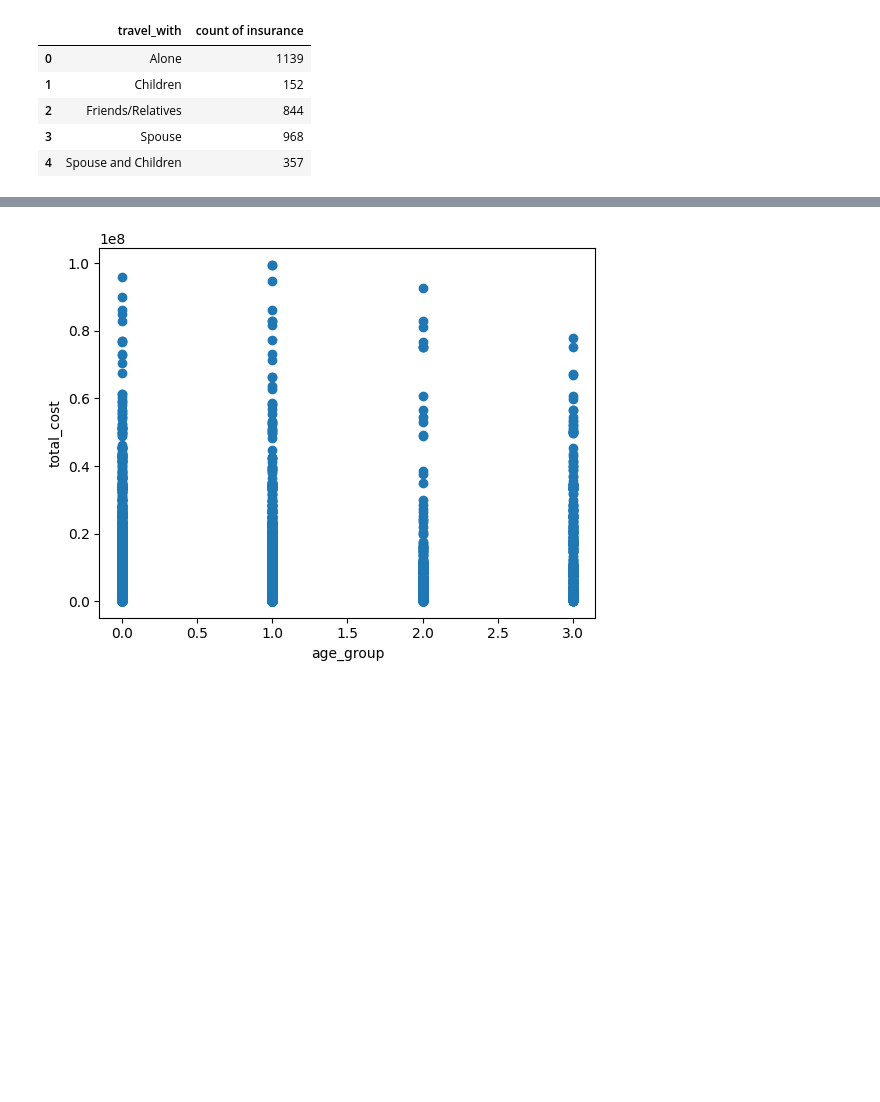
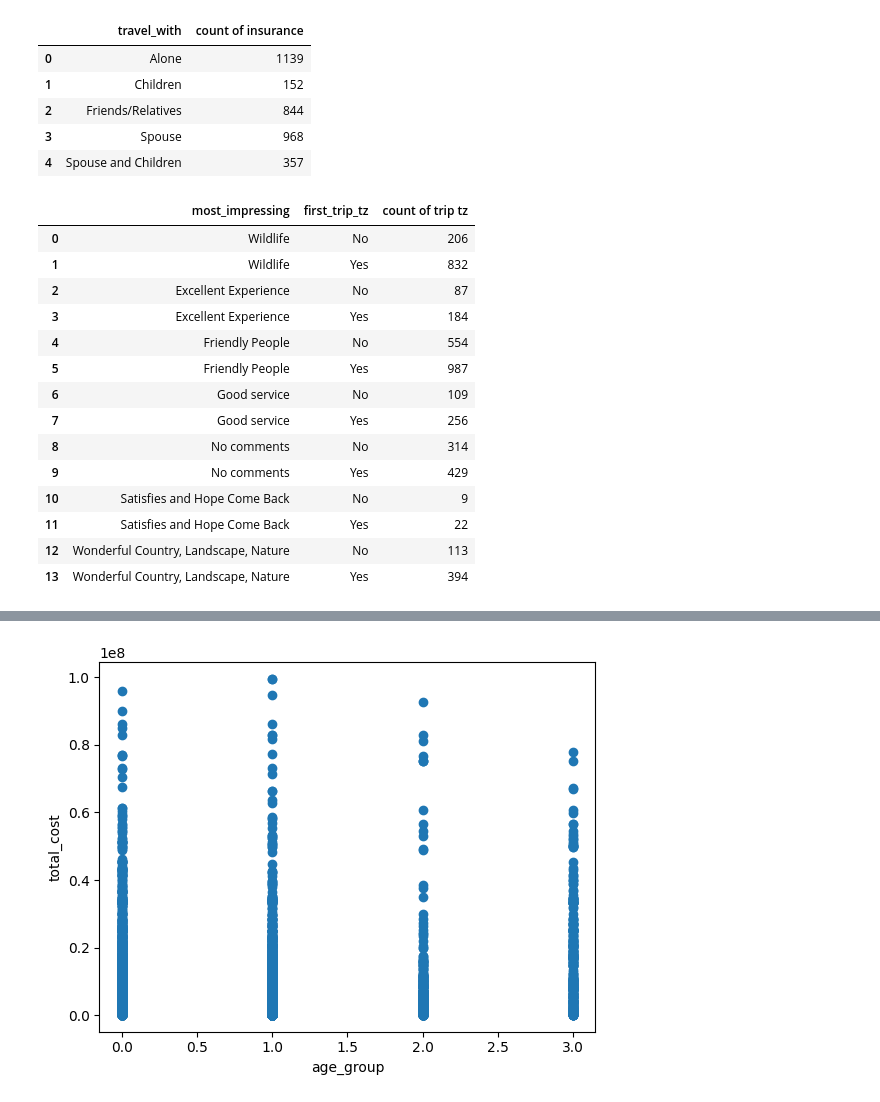
Before and after one commit to yaseminerguezel/tanzania-tourism-expenditure-model, a Jupyter notebook: eda-modelling.ipynb, the cells around one changed output, grey strips where cells are left out. Saved outputs shown, nothing was run; the diff lists cells and outputs as text; code cells hidden in the pictures; blank space fills up the shorter version.

```diff
--- a/eda-modelling.ipynb
+++ b/eda-modelling.ipynb
@@ -237,3 +237,23 @@ df_package_by_travel_with
 | 2 | Friends/Relatives | 844 |
 | 3 | Spouse | 968 |
 | 4 | Spouse and Children | 357 |
+# %%
+df_package_by_most_impressing= df.groupby(['most_impressing','first_trip_tz'])['first_trip_tz'].count().rename("count of trip tz")
+df_package_by_most_impressing= df_package_by_most_impressing.to_frame().reset_index()
+df_package_by_most_impressing
+# %% [output]
+|  | most_impressing | first_trip_tz | count of trip tz |
+| 0 | Wildlife | No | 206 |
+| 1 | Wildlife | Yes | 832 |
+| 2 | Excellent Experience | No | 87 |
+| 3 | Excellent Experience | Yes | 184 |
+| 4 | Friendly People | No | 554 |
+| 5 | Friendly People | Yes | 987 |
+| 6 | Good service | No | 109 |
+| 7 | Good service | Yes | 256 |
+| 8 | No comments | No | 314 |
+| 9 | No comments | Yes | 429 |
+| 10 | Satisfies and Hope Come Back | No | 9 |
+| 11 | Satisfies and Hope Come Back | Yes | 22 |
+| 12 | Wonderful Country, Landscape, Nature | No | 113 |
+| 13 | Wonderful Country, Landscape, Nature | Yes | 394 |
```
Also changed, not shown: parts of 1 cell of this notebook, 2 other files.
